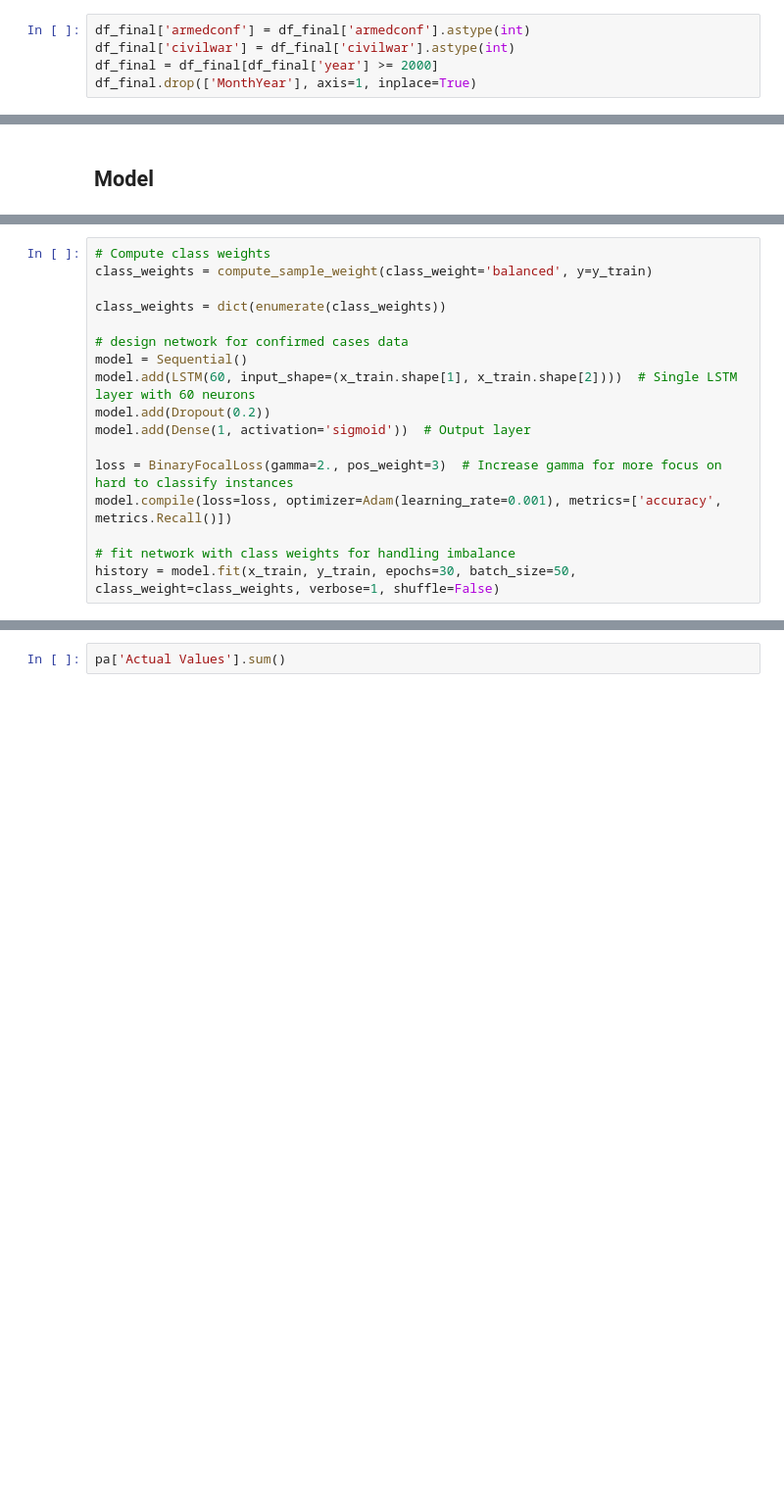
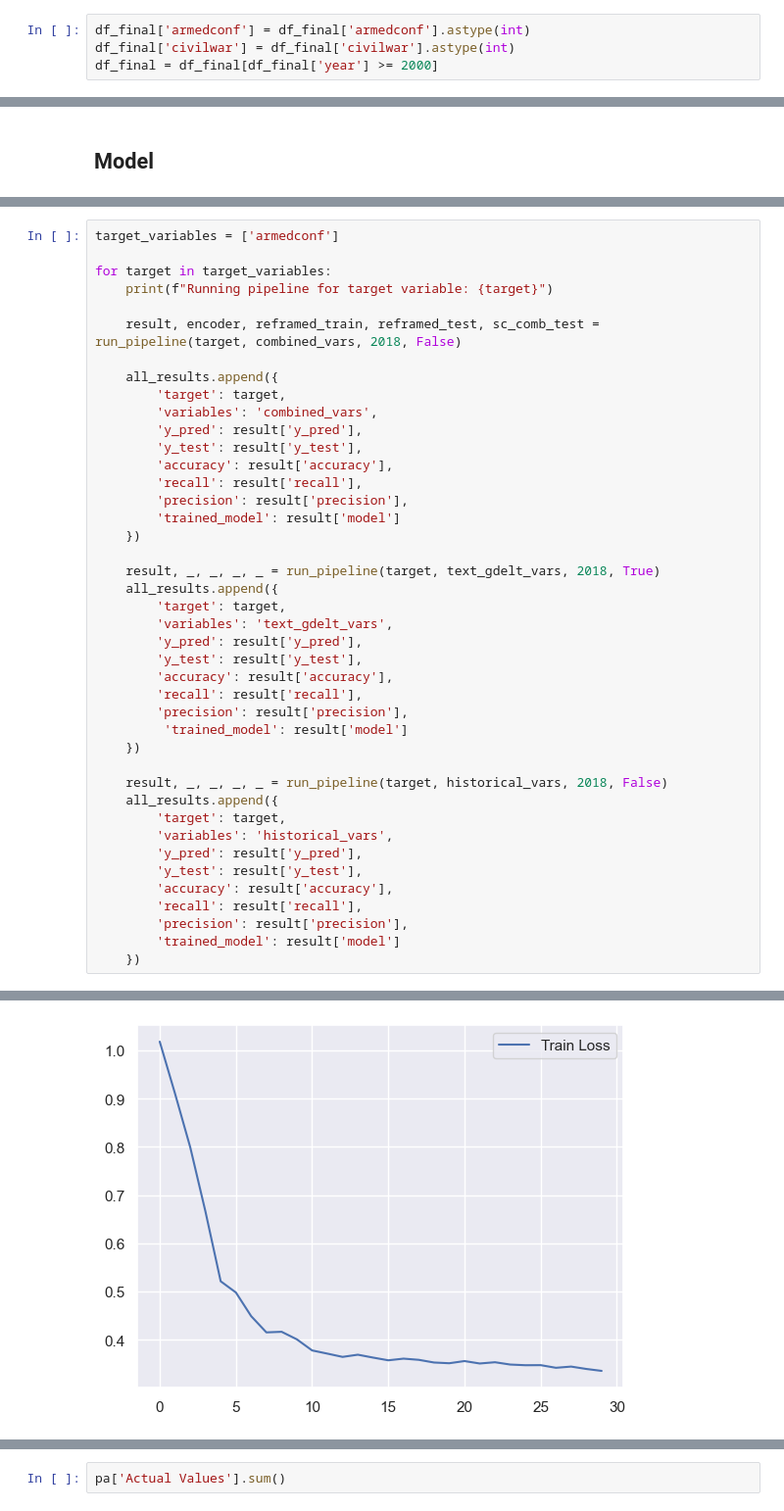
Before and after one commit to luisquinonesPR/thesis, a Jupyter notebook: models/lstm_classifier.ipynb, the cells around one changed output, grey strips where cells are left out. Shown: that part at 98% size. Cells and saved outputs as stored; diff of their text form; blank space fills up the shorter version.

```diff
--- a/models/lstm_classifier.ipynb
+++ b/models/lstm_classifier.ipynb
@@ -70,4 +61,3 @@ Name: country, dtype: object
 df_final['armedconf'] = df_final['armedconf'].astype(int)
 df_final['civilwar'] = df_final['civilwar'].astype(int)
 df_final = df_final[df_final['year'] >= 2000]
-df_final.drop(['MonthYear'], axis=1, inplace=True)
@@ -340,17 +211,0 @@ array([[[0.00000000e+00, 0.00000000e+00, 0.00000000e+00, ...,
-# %%
-# Compute class weights
-class_weights = compute_sample_weight(class_weight='balanced', y=y_train)
-
-class_weights = dict(enumerate(class_weights))
-
-# design network for confirmed cases data
-model = Sequential()
-model.add(LSTM(60, input_shape=(x_train.shape[1], x_train.shape[2])))  # Single LSTM layer with 60 neurons
-model.add(Dropout(0.2))
-model.add(Dense(1, activation='sigmoid'))  # Output layer
-
-loss = BinaryFocalLoss(gamma=2., pos_weight=3)  # Increase gamma for more focus on hard to classify instances
-model.compile(loss=loss, optimizer=Adam(learning_rate=0.001), metrics=['accuracy', metrics.Recall()])
-
-# fit network with class weights for handling imbalance
-history = model.fit(x_train, y_train, epochs=30, batch_size=50, class_weight=class_weights, verbose=1, shuffle=False)
@@ -426,0 +359,43 @@ print(len(y_test_modified))
+# %%
+target_variables = ['armedconf']
+
+for target in target_variables:
+    print(f"Running pipeline for target variable: {target}")
+
+    result, encoder, reframed_train, reframed_test, sc_comb_test = run_pipeline(target, combined_vars, 2018, False)
+
+    all_results.append({
+        'target': target,
+        'variables': 'combined_vars',
+        'y_pred': result['y_pred'],
+        'y_test': result['y_test'],
+        'accuracy': result['accuracy'],
+        'recall': result['recall'],
+        'precision': result['precision'],
+        'trained_model': result['model']
+    })
+
+    result, _, _, _, _ = run_pipeline(target, text_gdelt_vars, 2018, True)
+    all_results.append({
+        'target': target,
+        'variables': 'text_gdelt_vars',
+        'y_pred': result['y_pred'],
+        'y_test': result['y_test'],
+        'accuracy': result['accuracy'],
+        'recall': result['recall'],
+        'precision': result['precision'],
+         'trained_model': result['model']
+    })
+
+    result, _, _, _, _ = run_pipeline(target, historical_vars, 2018, False)
+    all_results.append({
+        'target': target,
+        'variables': 'historical_vars',
+        'y_pred': result['y_pred'],
+        'y_test': result['y_test'],
+        'accuracy': result['accuracy'],
+        'recall': result['recall'],
+        'precision': result['precision'],
+        'trained_model': result['model']
+    })
+# %% [output]
@@ -426,0 +432 @@ print(len(y_test_modified))
+[figure, added]
```
Also changed, not shown: parts of 58 cells of this notebook, 1 other file.
